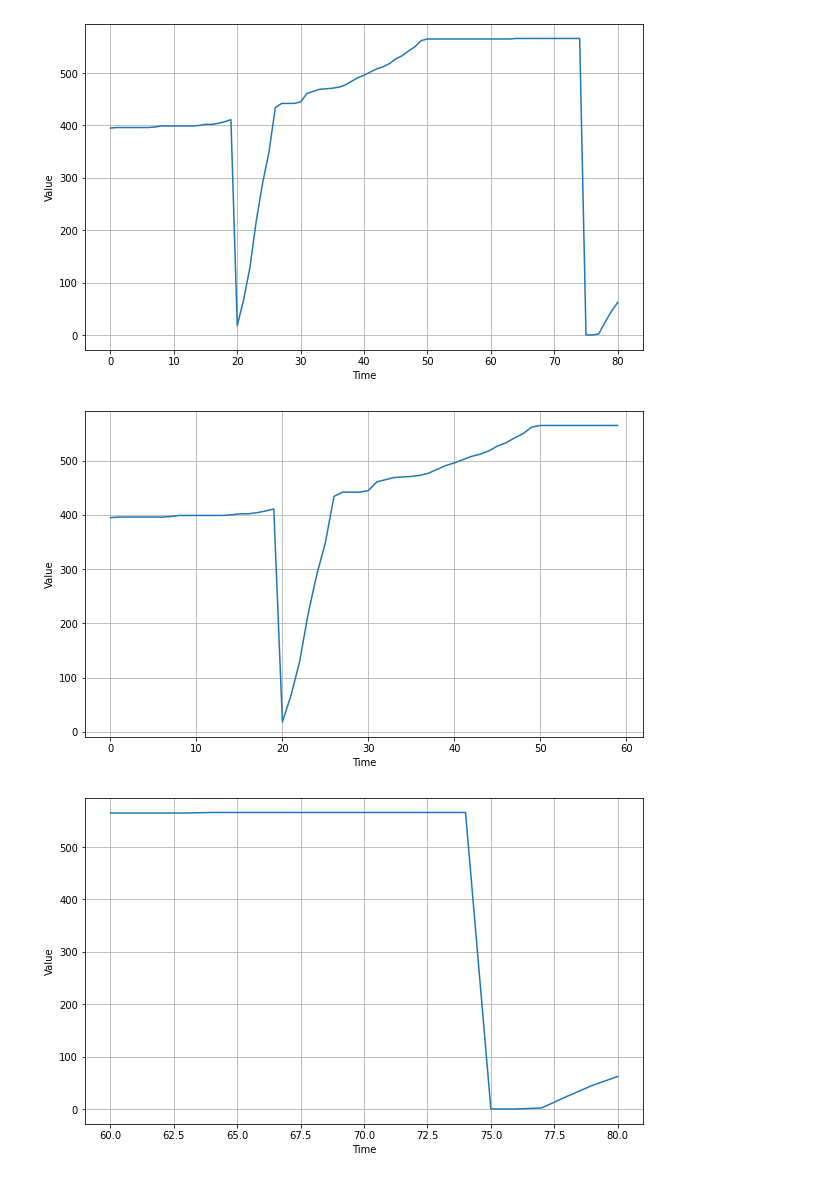
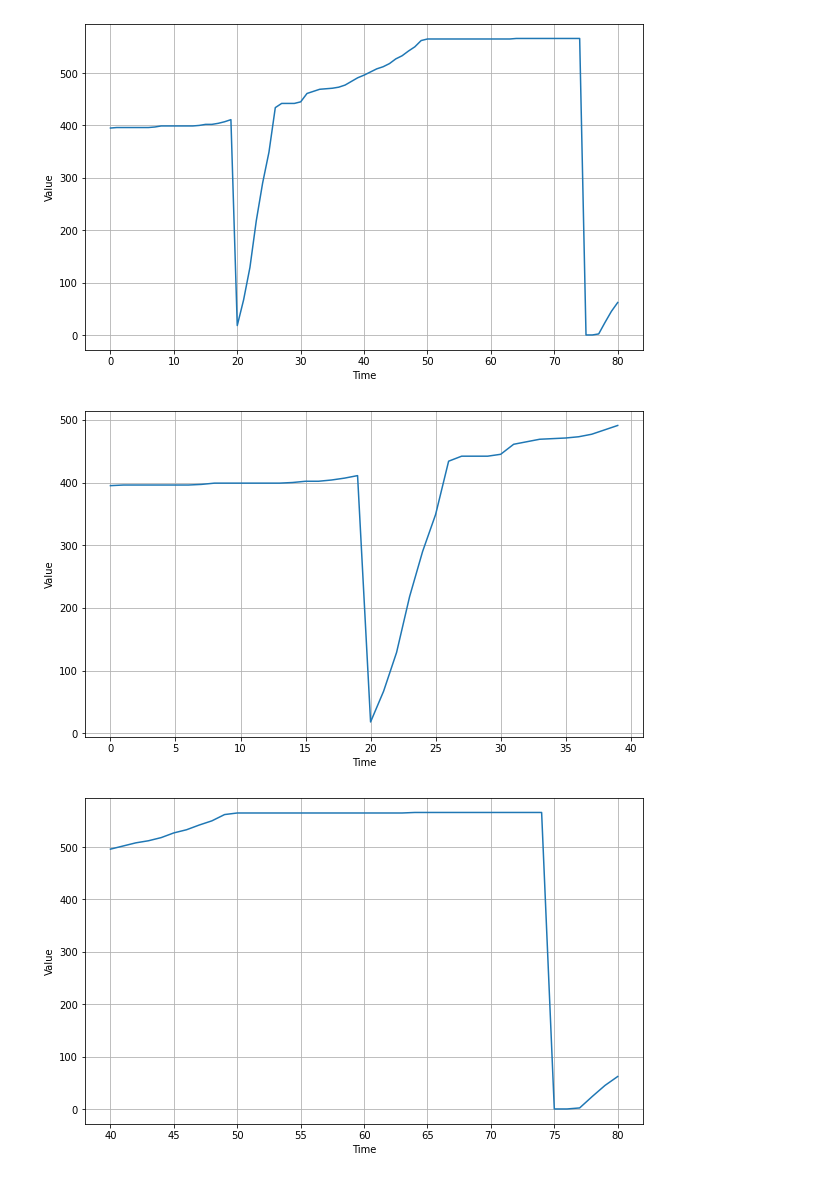
Before and after one commit to geomyll33/Beautez, a Jupyter notebook: RNN_huber_learningrate_optimiser.ipynb, the cells around one changed output. Drawn from its saved outputs; the diff is of its cells as text; code cells hidden in the pictures.

```diff
--- a/RNN_huber_learningrate_optimiser.ipynb
+++ b/RNN_huber_learningrate_optimiser.ipynb
@@ -34,25 +34,25 @@ plot_series(time, series)
 # %% [output]
 [figure]
 # %%
-split_time = 60
+split_time = 40
 time_train = time[:split_time]
 x_train = series[:split_time]
 time_valid = time[split_time:]
 x_valid = series[split_time:]
 
 window_size = 3
 batch_size = 2
 shuffle_buffer_size = 3
 plt.figure(figsize=(10, 6))
 plot_series(time_train, x_train)
 plt.show()
 
 plt.figure(figsize=(10, 6))
 plot_series(time_valid, x_valid)
 plt.show()
 # %% [output]
-[figure, old version]
+[figure, new version]
-[figure, old version]
+[figure, new version]
 # %%
 def windowed_dataset(series, window_size, batch_size, shuffle_buffer):
   dataset = tf.data.Dataset.from_tensor_slices(series)
```
Also changed, not shown: parts of 6 cells of this notebook.
